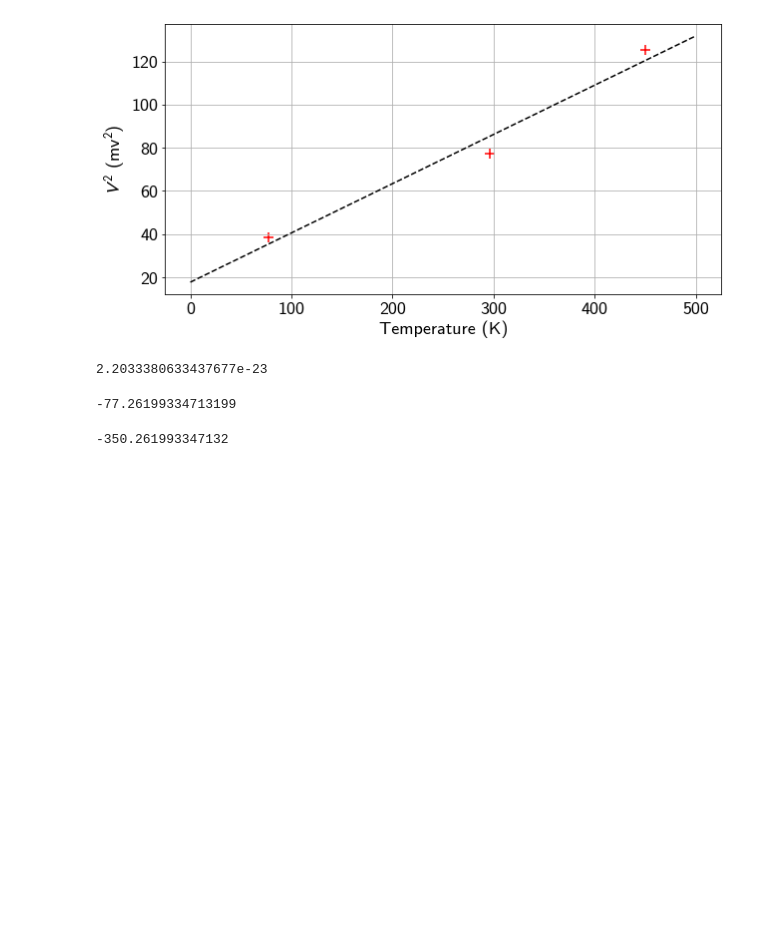
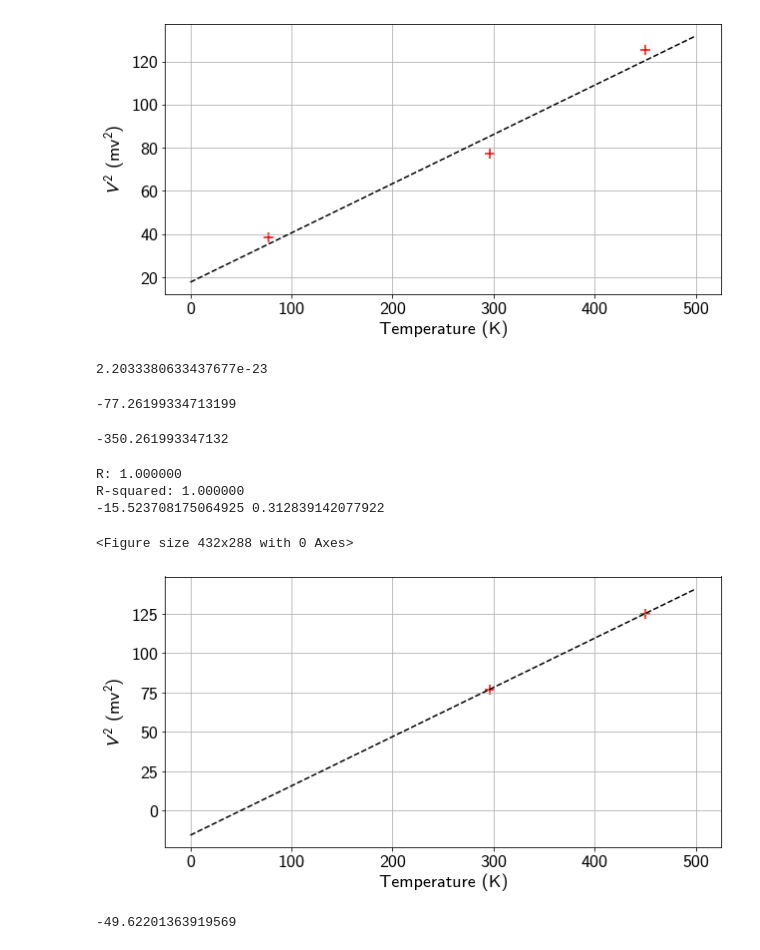
Before and after one commit to reionize/jlab, a Jupyter notebook: johnson shot/johnson.ipynb, the cells around one changed output. Cells and saved outputs as stored; diff of their text form; code cells hidden in the pictures; blank space fills up the shorter version.

Commit message:
Updated plots and files

```diff
--- a/johnson shot/johnson.ipynb
+++ b/johnson shot/johnson.ipynb
@@ -273,3 +273,34 @@ R-squared: 0.973033
 -77.26199334713199-273
 # %% [output]
 -350.261993347132
+# %%
+# two points only
+x = [296, 450]
+y = [8.8188**2 - 0.8334**2, 11.2176**2-0.762**2]
+res = linregress(x, y)
+print(f"R: {res.rvalue:.6f}")
+print(f"R-squared: {res.rvalue**2:.6f}")
+print(res.intercept, res.slope)
+
+plt.clf()
+plt.figure(figsize=(10, 5))
+plt.rcParams.update({'font.size': 18})
+# plt.rcParams.update({'font.family': 'cmr10', 'mathtext.fontset': 'cm'})
+plt.rcParams.update({'font.family': 'cmss10', 'mathtext.fontset': 'stixsans'})
+plt.ylabel('$V^2$ (mv$^2$)')
+plt.xlabel('Temperature (K)')
+plt.grid(b=True)
+plt.scatter(x, y, s=100, c='r', marker='+')
+xp = [0 + 100*i for i in range(6)]
+plt.plot(xp, res.intercept + res.slope*np.asarray(xp), 'k--')
+plt.savefig('plots/temperature.pdf')
+# %% [output]
+R: 1.000000
+R-squared: 1.000000
+-15.523708175064925 0.312839142077922
+<Figure size 432x288 with 0 Axes>
+[figure, added]
+# %%
+-15.523708175064925/0.312839142077922
+# %% [output]
+-49.62201363919569
```
Also changed, not shown: 7 other files.
